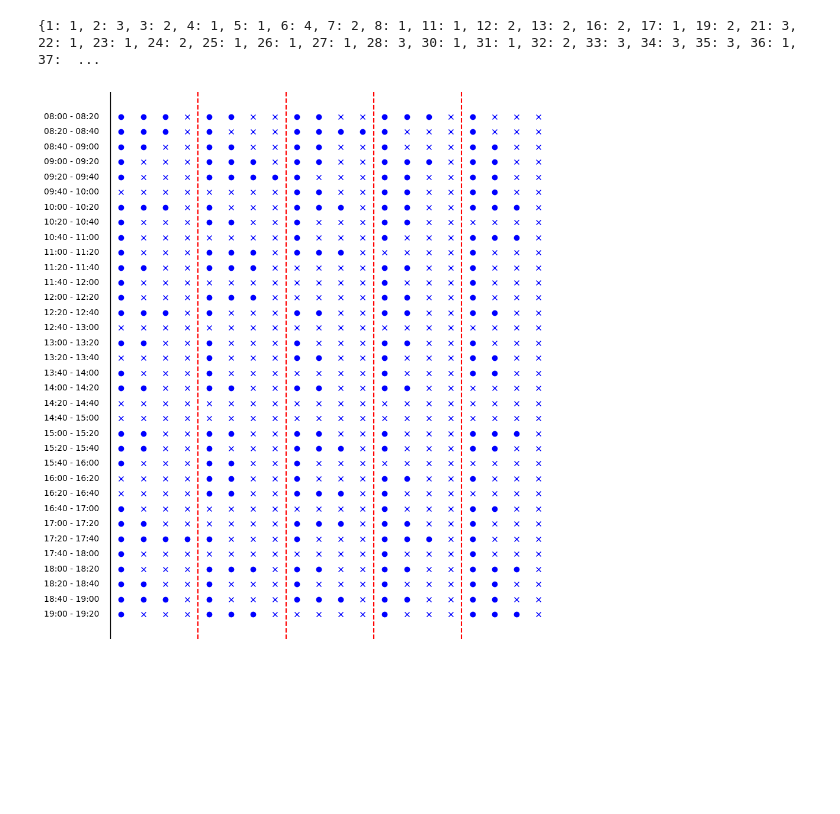
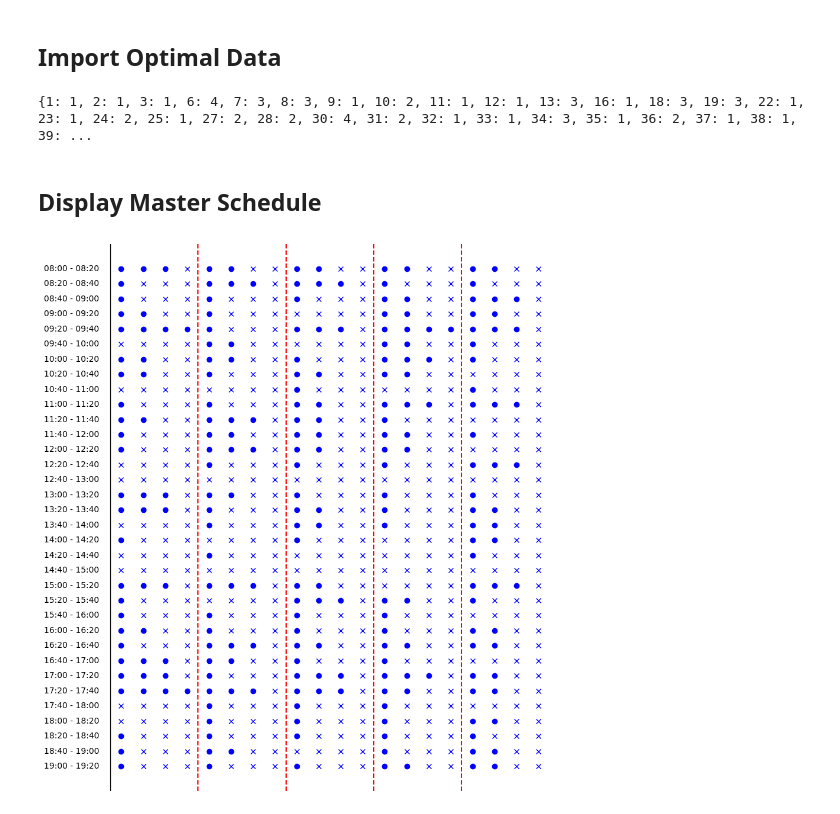
Before and after one commit to tzada8/msci435-meeting-schedules, a Jupyter notebook: visualizations/master_schedule.ipynb, the cells around one changed output. Drawn from its saved outputs; the diff is of its cells as text; code cells hidden in the pictures; blank space fills up the shorter version.

Commit message:
Used utils functions for generating master schedule

```diff
--- a/visualizations/master_schedule.ipynb
+++ b/visualizations/master_schedule.ipynb
@@ -209,3 +10,8 @@ output_group1 = [
+# %% [markdown]
+## Import Optimal Data
+# %%
+group1_optimal = utils_functions.read_optimal_txt("../data/group1_results.txt")
+group2_optimal = utils_functions.read_optimal_txt("../data/group2_results.txt")
 # %%
 # Map selected columns to number of occupied rooms.
 num_members_to_rooms = {
@@ -217,19 +23,15 @@ num_members_to_rooms = {
 }
 
 group1_rooms_used_per_timeslot = {}
-for pattern in output_group1:
+for pattern in group1_optimal:
   group1_rooms_used_per_timeslot[pattern[0]] = num_members_to_rooms[sum(pattern[1])]
 
 group2_rooms_used_per_timeslot = {}
-for pattern in output_group2:
+for pattern in group2_optimal:
   group2_rooms_used_per_timeslot[pattern[0]] = num_members_to_rooms[sum(pattern[1])]
-
-# print(group1_rooms_used_per_timeslot)
-# print(group2_rooms_used_per_timeslot)
 
 # Merge both dictionaries
 rooms_per_timeslot = group1_rooms_used_per_timeslot.copy()
-
 for key, value in group2_rooms_used_per_timeslot.items():
   if key in rooms_per_timeslot:
     rooms_per_timeslot[key] += value
@@ -240,39 +42,39 @@ for key, value in group2_rooms_used_per_timeslot.items():
 
 print(dict(sorted((rooms_per_timeslot.items()))))
 # %% [output]
-{1: 1, 2: 3, 3: 2, 4: 1, 5: 1, 6: 4, 7: 2, 8: 1, 11: 1, 12: 2, 13: 2, 16: 2, 17: 1, 19: 2, 21: 3, 22: 1, 23: 1, 24: 2, 25: 1, 26: 1, 27: 1, 28: 3, 30: 1, 31: 1, 32: 2, 33: 3, 34: 3, 35: 3, 36: 1, 37:  ...
+{1: 1, 2: 1, 3: 1, 6: 4, 7: 3, 8: 3, 9: 1, 10: 2, 11: 1, 12: 1, 13: 3, 16: 1, 18: 3, 19: 3, 22: 1, 23: 1, 24: 2, 25: 1, 27: 2, 28: 2, 30: 4, 31: 2, 32: 1, 33: 1, 34: 3, 35: 1, 36: 2, 37: 1, 38: 1, 39: ...
+# %% [markdown]
+## Display Master Schedule
 # %%
 # Define the grid dimensions
 rows = 34
 cols = 20
-
-# Calculate time slots for labels
-time_slots = [f"{(8 + i*20//60):02d}:{(i*20)%60:02d} - {(8 + (i+1)*20//60):02d}:{((i+1)*20)%60:02d}" for i in range(rows)]
 
 plt.figure(1, (10, 12))
 for i in range(cols):
   for j in range(rows):
     day = int(i/4)
     room = i%4+1
     timeslot = (j+1) + (day*rows)
     style = "bx"
     if timeslot in rooms_per_timeslot and rooms_per_timeslot[timeslot] >= room:
       style = "bo"
     plt.plot(i, j, style)
 
-# # # Group columns into subsets of 4 and draw lines to separate the groups
+# Group columns into subsets of 4 and draw lines to separate the groups
 for col in range(4, cols, 4):
     plt.axvline(x=col - 0.5, color='red', linestyle='--')
 
-# # Draw a vertical bar to separate labels from dots
+# Draw a vertical bar to separate labels from dots
 plt.axvline(x=-0.5, color='black', linewidth=1)
 
-# # Add flipped labels to the rows (8:00 - 8:20 on the top)
-for i, label in enumerate(reversed(time_slots)):
+# Add flipped labels to the rows (8:00 - 8:20 on the top)
+for i, label in enumerate(reversed(timeslot_times)):
     plt.text(-1, i, label, va='center', ha='right')
 
 plt.axis('off')
 
+plt.savefig(f"../data/schedules/master_schedule.png", bbox_inches="tight")
 plt.show()
 # %% [output]
-[figure, old version]
+[figure, new version]
```
Also changed, not shown: parts of 5 cells of this notebook, 3 other files.
